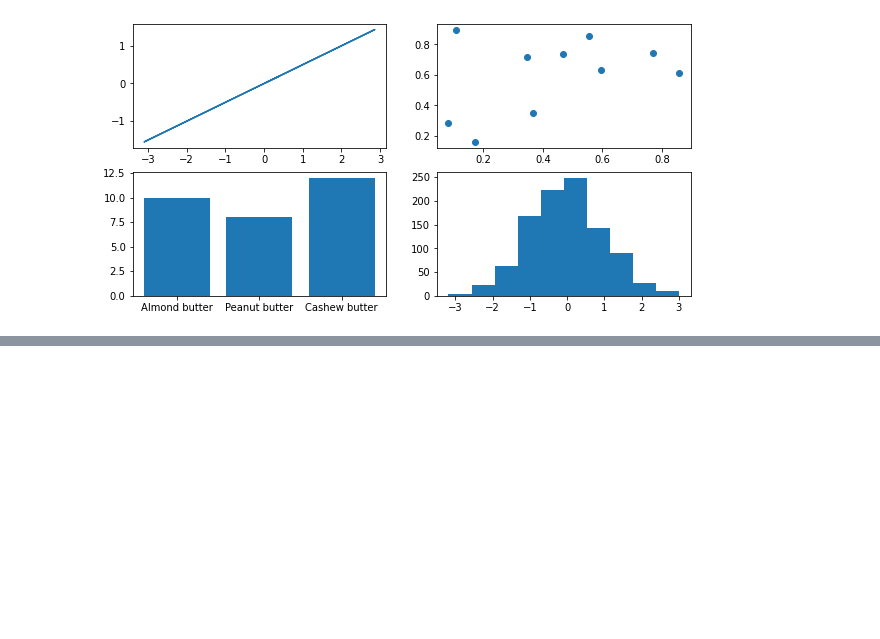
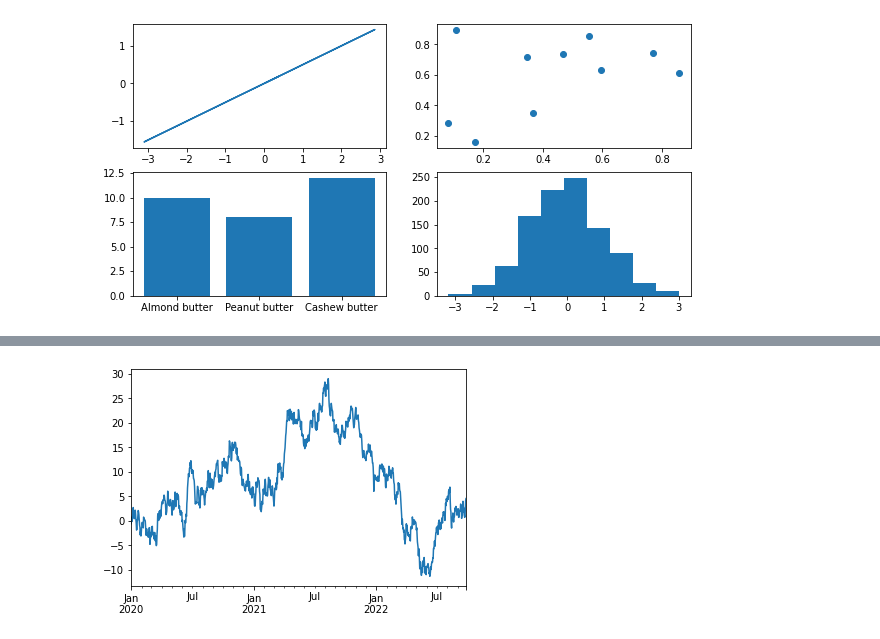
Before and after one commit to akshatz/dataScienceTutorial, a Jupyter notebook: introductionToMatplotlib.ipynb, the cells around one changed output, grey strips where cells are left out. Saved outputs shown, nothing was run; the diff lists cells and outputs as text; code cells hidden in the pictures; blank space fills up the shorter version.

Commit message:
Plotting From Pandas DataFrames 2

```diff
--- a/introductionToMatplotlib.ipynb
+++ b/introductionToMatplotlib.ipynb
@@ -167,0 +187,8 @@ ax[1, 1].hist(np.random.randn(1000));
+# %%
+ts = pd.Series(np.random.randn(1000),
+                index = pd.date_range('1/1/2020',                       periods=1000))
+ts = ts.cumsum()
+
+ts.plot();
+# %% [output]
+[figure, added]
```
Also changed, not shown: parts of 10 cells of this notebook.
